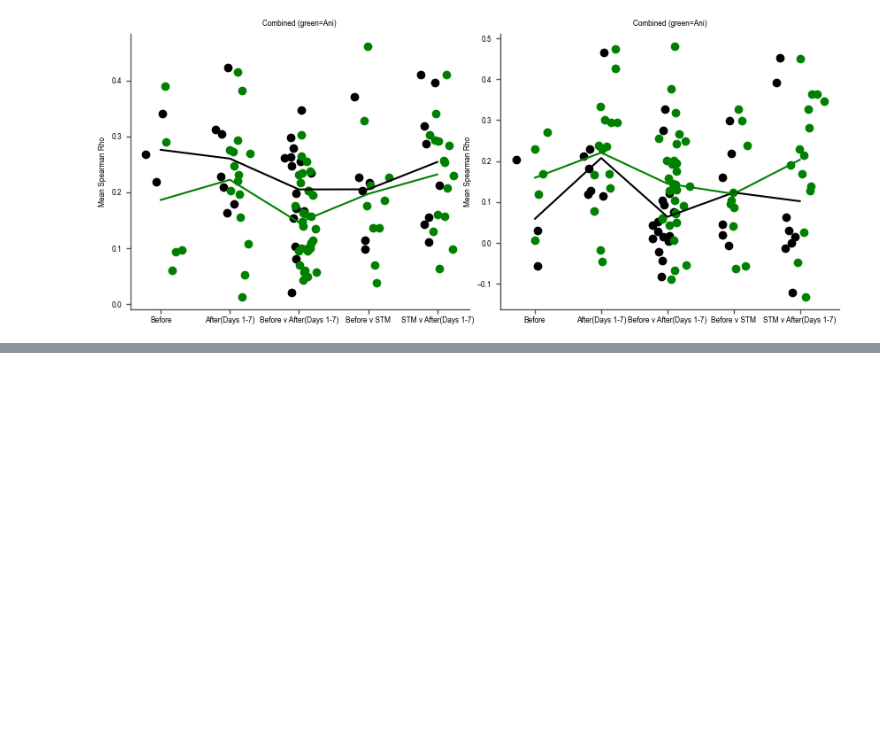
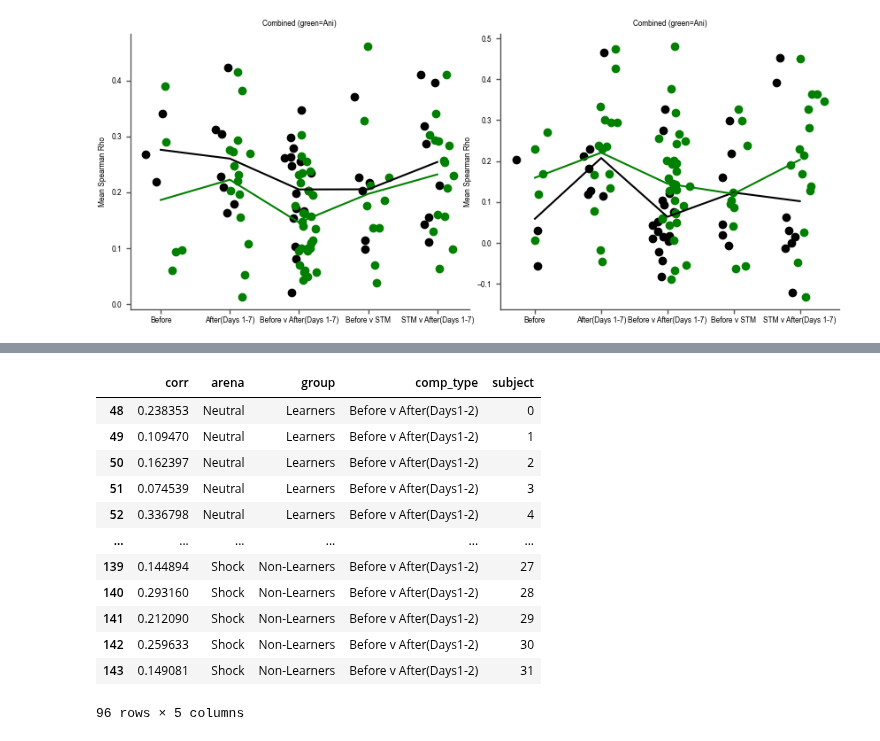
Before and after one commit to nkinsky/Eraser, a Jupyter notebook: Notebooks/Figure2.ipynb, the cells around one changed output, grey strips where cells are left out. Saved outputs shown, nothing was run; the diff lists cells and outputs as text; code cells hidden in the pictures; blank space fills up the shorter version.

```diff
--- a/Notebooks/Figure2.ipynb
+++ b/Notebooks/Figure2.ipynb
@@ -394,0 +498,16 @@ https://www.statology.org/two-way-anova-python/ should be helpful
+# %%
+corr_df[corr_df['comp_type'] == comp_plot]
+# %% [output]
+|  | corr | arena | group | comp_type | subject |
+| 48 | 0.238353 | Neutral | Learners | Before v After(Days1-2) | 0 |
+| 49 | 0.109470 | Neutral | Learners | Before v After(Days1-2) | 1 |
+| 50 | 0.162397 | Neutral | Learners | Before v After(Days1-2) | 2 |
+| 51 | 0.074539 | Neutral | Learners | Before v After(Days1-2) | 3 |
+| 52 | 0.336798 | Neutral | Learners | Before v After(Days1-2) | 4 |
+| ... | ... | ... | ... | ... | ... |
+| 139 | 0.144894 | Shock | Non-Learners | Before v After(Days1-2) | 27 |
+| 140 | 0.293160 | Shock | Non-Learners | Before v After(Days1-2) | 28 |
+| 141 | 0.212090 | Shock | Non-Learners | Before v After(Days1-2) | 29 |
+| 142 | 0.259633 | Shock | Non-Learners | Before v After(Days1-2) | 30 |
+| 143 | 0.149081 | Shock | Non-Learners | Before v After(Days1-2) | 31 |
+96 rows × 5 columns
```
Also changed, not shown: parts of 27 cells of this notebook.
